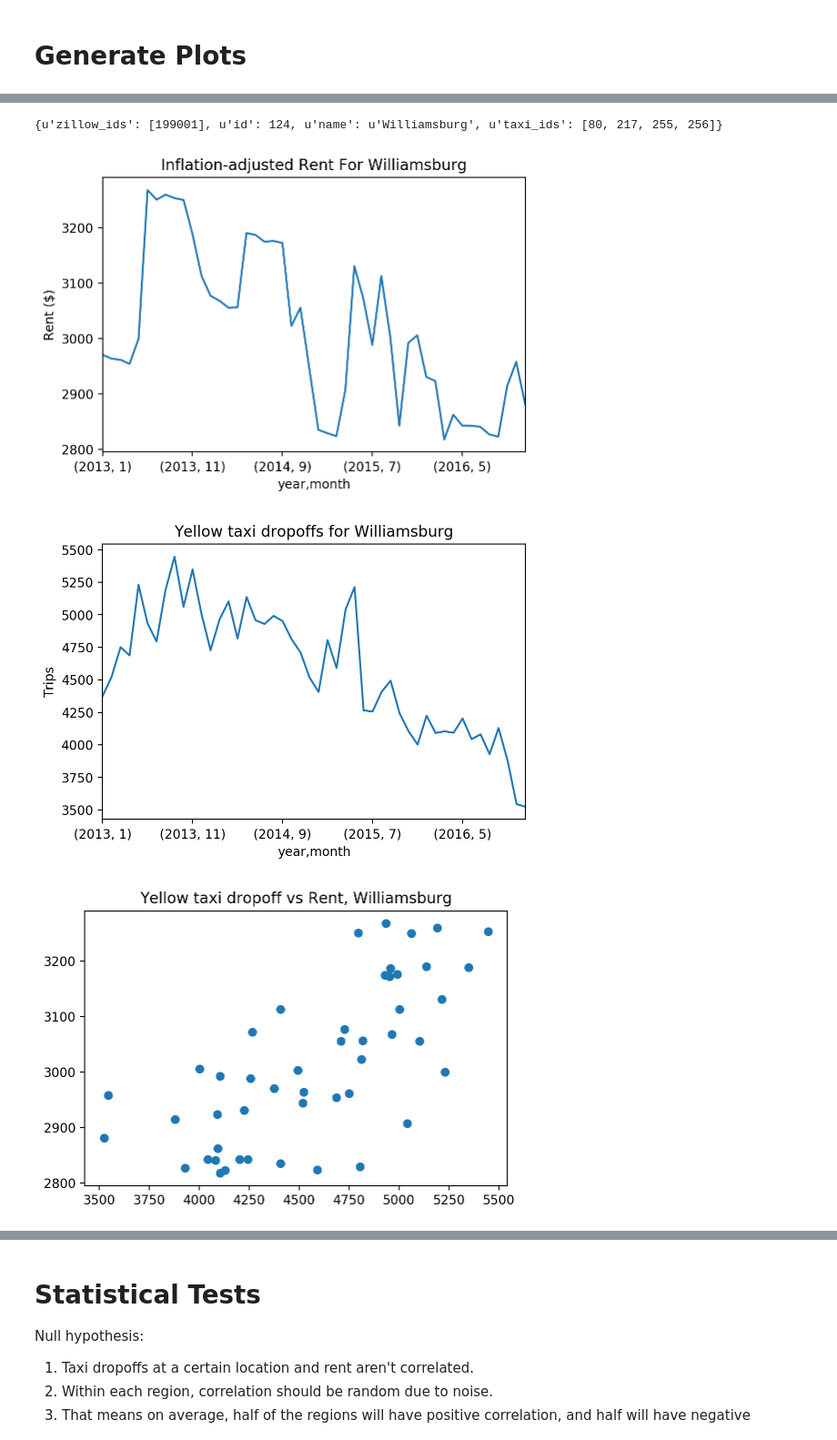
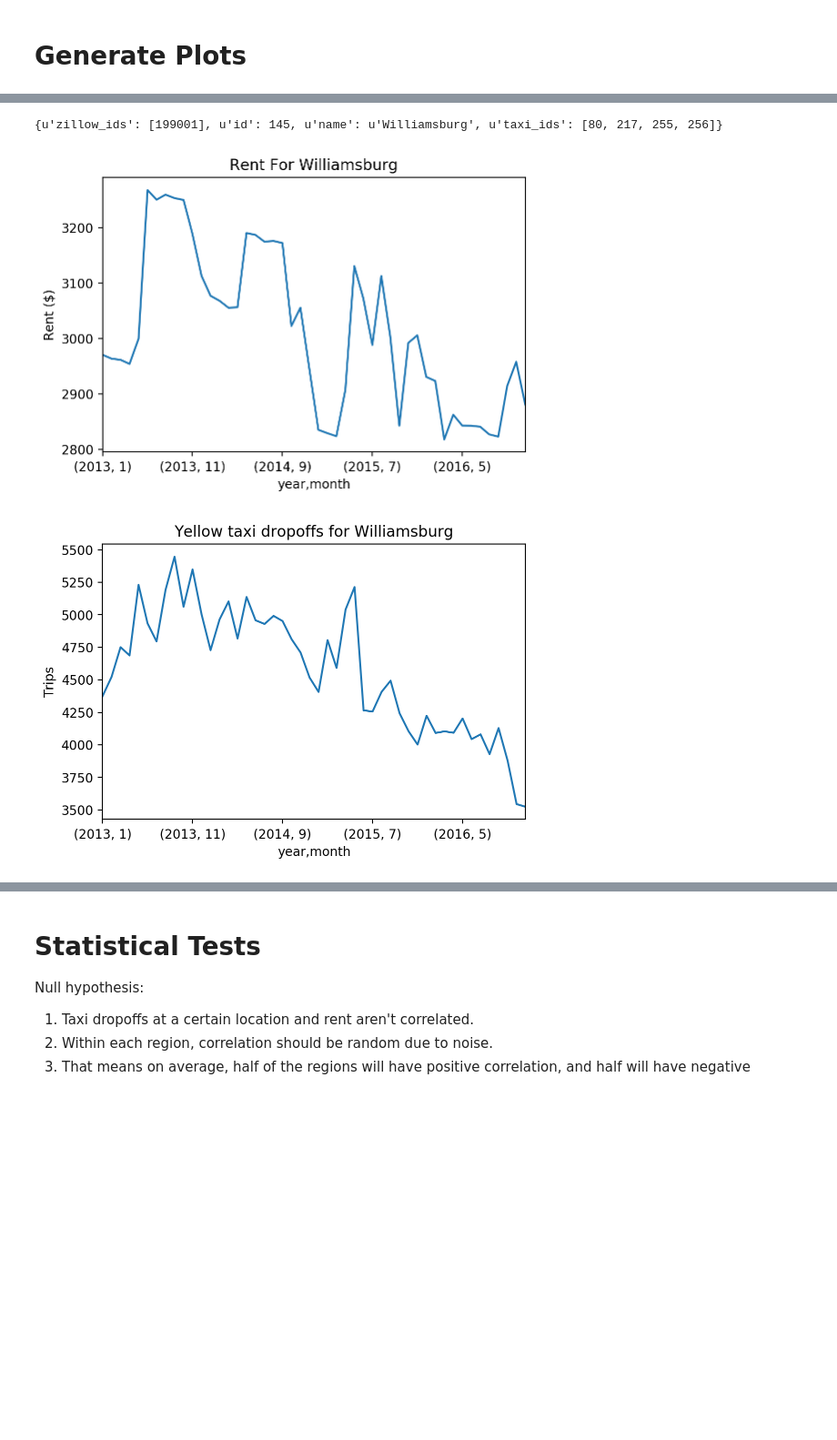
Before and after one commit to ds1004-sp17/ds1004, a Jupyter notebook: deliverable2/rent_hypothesis.ipynb, the cells around one changed output, grey strips where cells are left out. Shown at 91% size. Cells and saved outputs as stored; diff of their text form; code cells hidden in the pictures; blank space fills up the shorter version.

```diff
--- a/deliverable2/rent_hypothesis.ipynb
+++ b/deliverable2/rent_hypothesis.ipynb
@@ -48,7 +48,7 @@ tz_map[4:6]
 # %%
 from datetime import date
 # %%
-def get_taxis(weekend_only=False,
+def get_taxis(weekend_only=None,
               day_normalized=True,
               add_green=True,
               event='DO',
@@ -57,7 +57,8 @@ def get_taxis(weekend_only=False,
               max_trips=1e100,
               min_year=2013,
               min_month=1,
-              plot=False):
+              plot=False,
+              metric='count'):
     # Load the yellow taxi analysis
     yellow = pd.read_csv('yellow_daily.csv', index_col=None, header=None)
     green = pd.read_csv('green_daily.csv', index_col=None, header=None)
@@ -77,8 +78,10 @@ def get_taxis(weekend_only=False,
         d = date(y.year, y.month, y.day)
         is_weekend.append(d.weekday() >= SATURDAY)
 
-    if weekend_only:
+    if weekend_only == True:
         yellow = yellow[is_weekend]
+    elif weekend_only == False:
+        yellow = yellow[[not w for w in is_weekend]]
 
     # What are daily stats for the entire city?
     yellow_citywide = yellow.drop(['location_id'], axis=1)\
@@ -89,9 +92,9 @@ def get_taxis(weekend_only=False,
     cw = cw[cw['event'] == event]
     cw = cw[cw['year'] < 2017]
     cw = cw[cw['year'] >= min_year]
-    cw = cw[['year', 'month', 'day', 'count']]
-    cw_mean = cw['count'].mean()
-    print(len(cw))
+    cw = cw[['year', 'month', 'day', metric]]
+    cw_mean = cw[metric].mean()
+    #print(len(cw))
 
     yellow['composite_id'] = yellow['location_id'].map(lambda x: taxi_to_cluster.get(x, -1))
 
@@ -110,19 +113,21 @@ def get_taxis(weekend_only=False,
         taxis = taxis[taxis['year'] < 2017]
         taxis = taxis[taxis['year'] >= min_year]
         taxis = taxis[(taxis['year'] > min_year) | (taxis['month'] >= min_month)]
-        taxis = taxis[['year', 'month', 'day', 'count']]
-        sum_count = taxis['count'].sum()
+        taxis = taxis[['year', 'month', 'day', metric]]
+        sum_count = taxis[metric].sum()
         counts.append(sum_count)
+        tlen = len(taxis)
         taxis = pd.merge(taxis, cw, on=['year', 'month', 'day'])
+        assert len(taxis) == tlen
 
         if day_normalized:
-            cy = taxis['count_y']
-            taxis['count'] = taxis['count_x'].as_matrix() * cw_mean / cy.as_matrix()
+            cy = taxis[metric + '_y']
+            taxis[metric] = taxis[metric + '_x'].as_matrix() * cw_mean / cy.as_matrix()
         else:
-            taxis['count'] = taxis['count_x']
-        taxis = taxis[['year', 'month', 'day', 'count']]
+            taxis[metric] = taxis[metric + '_x']
+        taxis = taxis[['year', 'month', 'day', metric]]
 
-        taxis = taxis[['year', 'month', 'count']]
+        taxis = taxis[['year', 'month', metric]]
         taxis = taxis.groupby(by=['year', 'month']).mean().reset_index()
 
         if sum_count < min_trips or sum_count > max_trips:
@@ -179,7 +176,7 @@ def get_zillow(fname='./Neighborhood_MedianRentalPrice_1Bedroom.csv',
         zillow_inf_adjust = zillow # Revert
 
     # What is the Zillow Neighborhood ID?
-    zillow_shape = json.load(open('ZillowNeighborhoods-NY_mapshaper.json'))
+    zillow_shape = json.load(open('ZillowNeighborhoods-NY.geojson'))
     # Need a mapping from zillow region name to zillow ID
     z_name_to_id = {}
     for z in zillow_shape['features']:
@@ -294,10 +305,9 @@ def single_location(name,
 # %%
-single_location('Williamsburg', zillow_composite, yellow,
-                'Inflation-adjusted Rent For Williamsburg',
+_ = single_location('Williamsburg', zillow_composite, yellow,
+                'Rent For Williamsburg',
                 'Yellow taxi dropoffs for Williamsburg',
-                'Yellow taxi dropoff vs Rent, Williamsburg')
+                None)
 # %% [output]
-{u'zillow_ids': [199001], u'id': 124, u'name': u'Williamsburg', u'taxi_ids': [80, 217, 255, 256]}
+{u'zillow_ids': [199001], u'id': 145, u'name': u'Williamsburg', u'taxi_ids': [80, 217, 255, 256]}
-[figure, old version]
+[figure, new version]
 [figure]
-[figure, removed]
```
Also changed, not shown: parts of 16 cells of this notebook.
